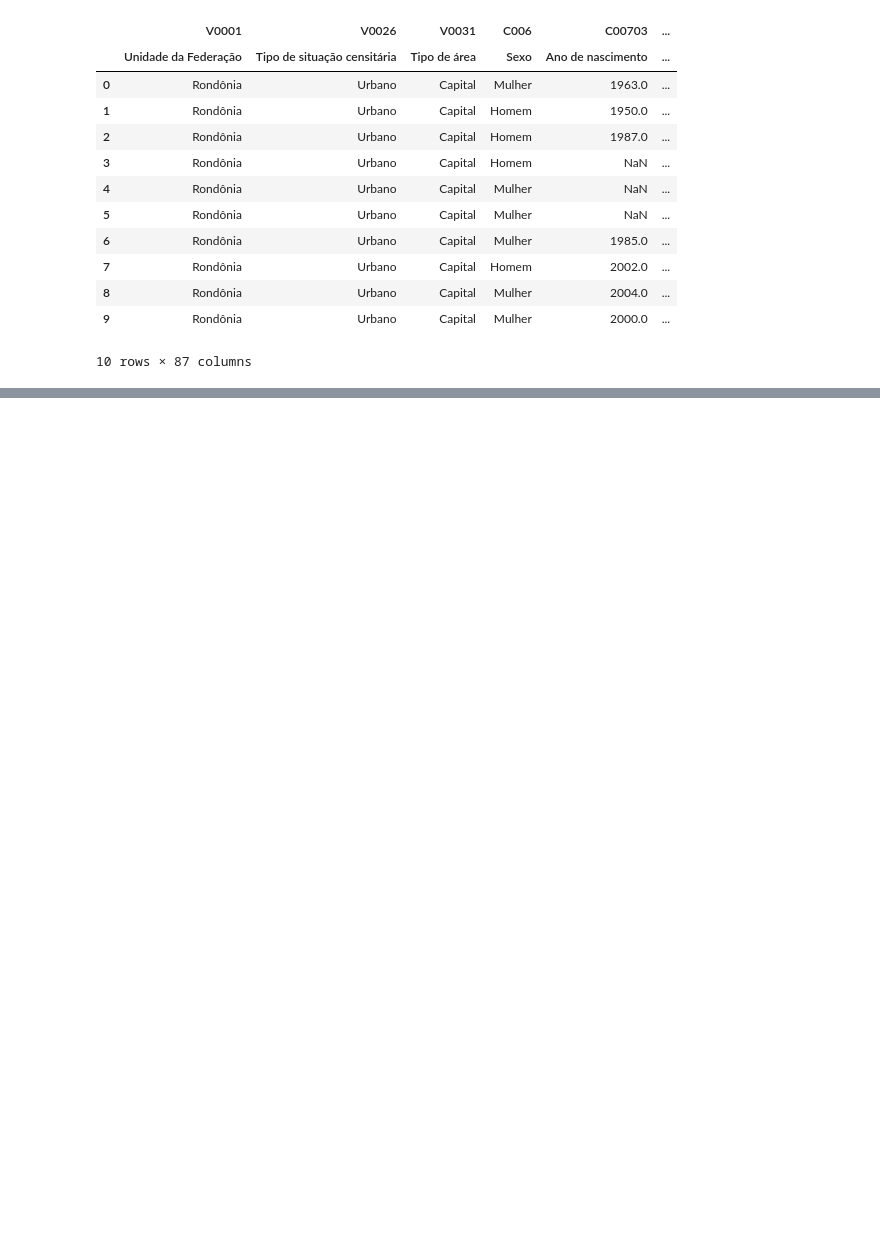
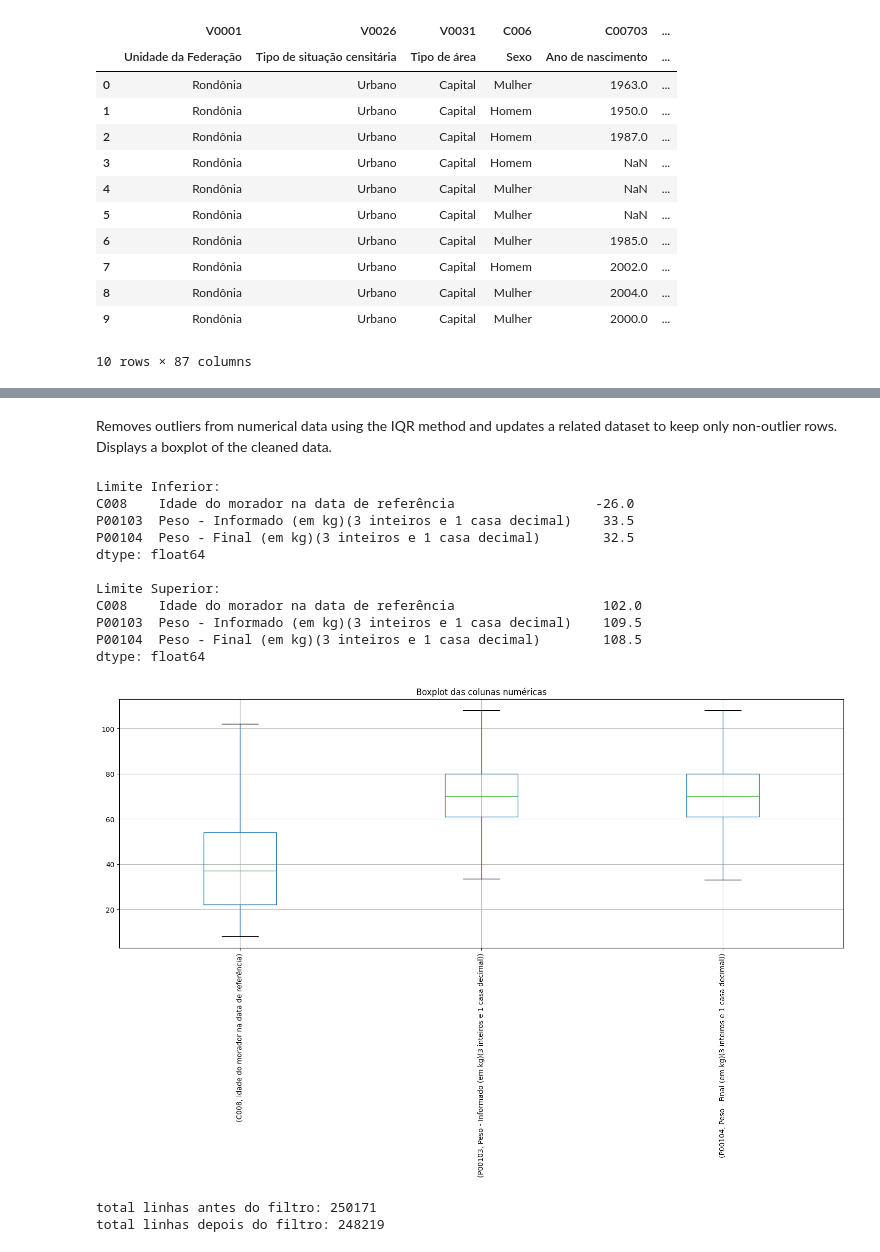
Before and after one commit to feed0/depressao-ibge-pns, a Jupyter notebook: src/4-pre-processing/pre-processing.ipynb, the cells around one changed output, grey strips where cells are left out. Cells and saved outputs as stored; diff of their text form; code cells hidden in the pictures; blank space fills up the shorter version.

```diff
--- a/src/4-pre-processing/pre-processing.ipynb
+++ b/src/4-pre-processing/pre-processing.ipynb
@@ -280,0 +283,7 @@ Drop rows where all columns are NaN.
+# %%
+# print(depression_explicit.columns.tolist())
+print(f"total columns - before reduction: {depression_explicit.shape[1]}")
+
+# Seleciona colunas cujo primeiro nome está na lista
+colunas_desejadas = ['V0001', 'V0026', 'V0031', 'C00703', 'I00401', 'I00403', 'I00404', 'I005', 'P051', 'P052', 'P053', 'P06701', 'C012', 'D015', 'I012', 'M00302', 'P00102', 'C01001', 'C018', 'C01801', 'C013', 'P027', 'Q10202', 'Q098', 'Q106'] # essa ultima 'Q098' é meio desnecessária, e sem relação nenhuma com identificar depressão
+depression_explicit = depression_explicit[[col for col in depression_explicit.columns if col[0] not in colunas_desejadas]]
@@ -280,0 +392,42 @@ Drop rows where all columns are NaN.
+# %% [markdown]
+Removes outliers from numerical data using the IQR method and updates a related dataset to keep only non-outlier rows. Displays a boxplot of the cleaned data.
+# %%
+q1 = df_numerico.quantile(0.25)
+q3 = df_numerico.quantile(0.75)
+# print(q1)
+# print(q3)
+
+# Limites
+lim_inf = q1 - 1.5 * (q3 - q1)
+lim_sup = q3 + 1.5 * (q3 - q1)
+print(f"Limite Inferior:\n{lim_inf}")
+print()
+print(f"Limite Superior:\n{lim_sup}")
+
+# Mantém apenas linhas onde todos os valores estão dentro dos limites
+filtro = ~((df_numerico < lim_inf) | (df_numerico > lim_sup)).any(axis=1)
+df_sem_outliers = df_numerico[filtro]
+plt.figure(figsize=(15, 10))
+df_sem_outliers.boxplot(rot=90)
+plt.title('Boxplot das colunas numéricas')
+plt.tight_layout()
+plt.show()
+
+print(f"total linhas antes do filtro: {depression_explicit.shape[0]}")
+depression_explicit = depression_explicit.loc[filtro]
+print(f"total linhas depois do filtro: {depression_explicit.shape[0]}")
+# %% [output]
+Limite Inferior:
+C008    Idade do morador na data de referência                  -26.0
+P00103  Peso - Informado (em kg)(3 inteiros e 1 casa decimal)    33.5
+P00104  Peso - Final (em kg)(3 inteiros e 1 casa decimal)        32.5
+dtype: float64
+
+Limite Superior:
+C008    Idade do morador na data de referência                   102.0
+P00103  Peso - Informado (em kg)(3 inteiros e 1 casa decimal)    109.5
+P00104  Peso - Final (em kg)(3 inteiros e 1 casa decimal)        108.5
+dtype: float64
+[figure, added]
+total linhas antes do filtro: 250171
+total linhas depois do filtro: 248219
```
Also changed, not shown: parts of 28 cells of this notebook.
